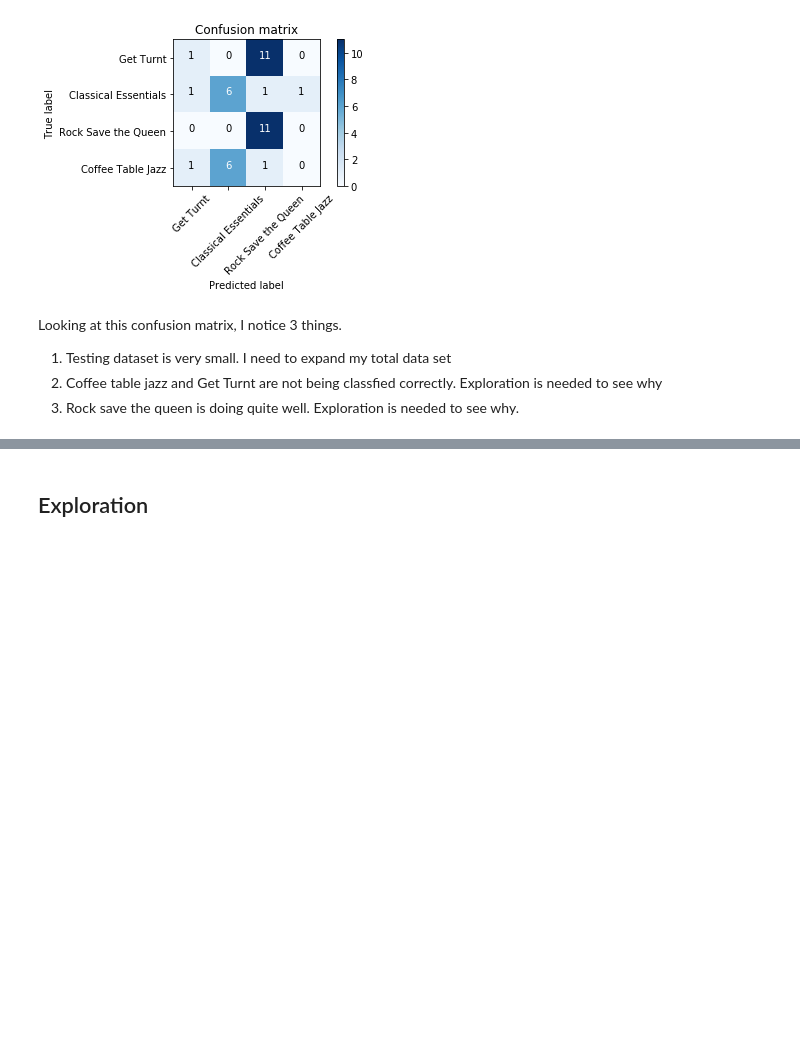
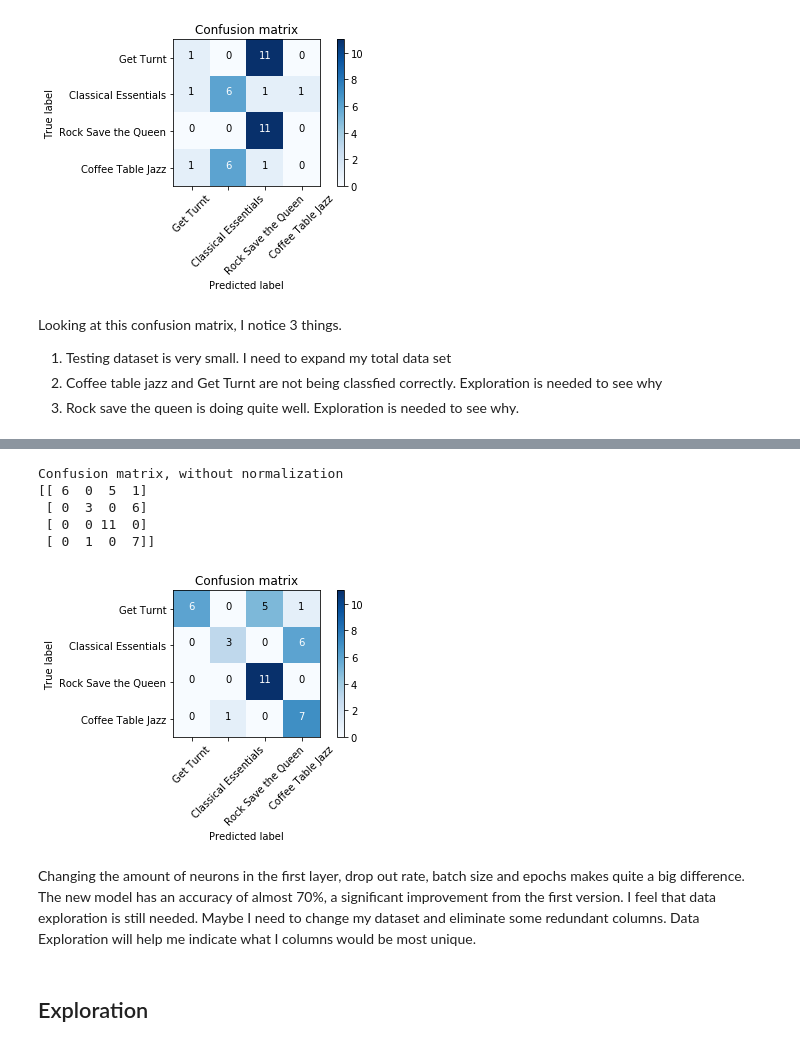
Before and after one commit to yesh0907/Playlist-Analyzer, a Jupyter notebook: playlist-analyzer.ipynb, the cells around one changed output, grey strips where cells are left out. Cells and saved outputs as stored; diff of their text form; code cells hidden in the pictures; blank space fills up the shorter version.

Commit message:
Model V2

```diff
--- a/playlist-analyzer.ipynb
+++ b/playlist-analyzer.ipynb
@@ -259,0 +263,14 @@ Looking at this confusion matrix, I notice 3 things.
+# %%
+model = Sequential()
+model.add(Dense(128, activation='relu', input_dim=10))
+model.add(Dropout(0.25))
+model.add(Dense(64, activation='relu'))
+model.add(Dropout(0.25))
+model.add(Dense(4, activation='softmax'))
+# %%
+sgd = SGD()
+model.compile(loss='categorical_crossentropy', optimizer=sgd, metrics=['accuracy'])
+# %%
+X_train, X_test, y_train, y_test = train_test_split(X, y, test_size=0.25, random_state=42)
+model.fit(X_train, y_train, batch_size=60, epochs=150)
+model.evaluate(X_test, y_test, batch_size=60)
@@ -260,2 +296,21 @@ Looking at this confusion matrix, I notice 3 things.
+# %%
+y_pred = model.predict(X_test)
+cnf_matrix = confusion_matrix(y_test.argmax(axis=1), y_pred.argmax(axis=1))
+np.set_printoptions(precision=2)
+plt.figure()
+plot_confusion_matrix(cnf_matrix, classes=playlist_dict, normalize=False,
+                      title='Confusion matrix')
+plt.show()
+# %% [output]
+Confusion matrix, without normalization
+[[ 6  0  5  1]
+ [ 0  3  0  6]
+ [ 0  0 11  0]
+ [ 0  1  0  7]]
+[figure, added]
+# %% [markdown]
+Changing the amount of neurons in the first layer, drop out rate, batch size and epochs makes quite a big difference. The new model has an accuracy of almost 70%, a significant improvement from the first version.
+I feel that data exploration is still needed. Maybe I need to change my dataset and eliminate some redundant columns.
+Data Exploration will help me indicate what I columns would be most unique.
 # %% [markdown]
 ## Exploration
```
Also changed, not shown: parts of 4 cells of this notebook.
